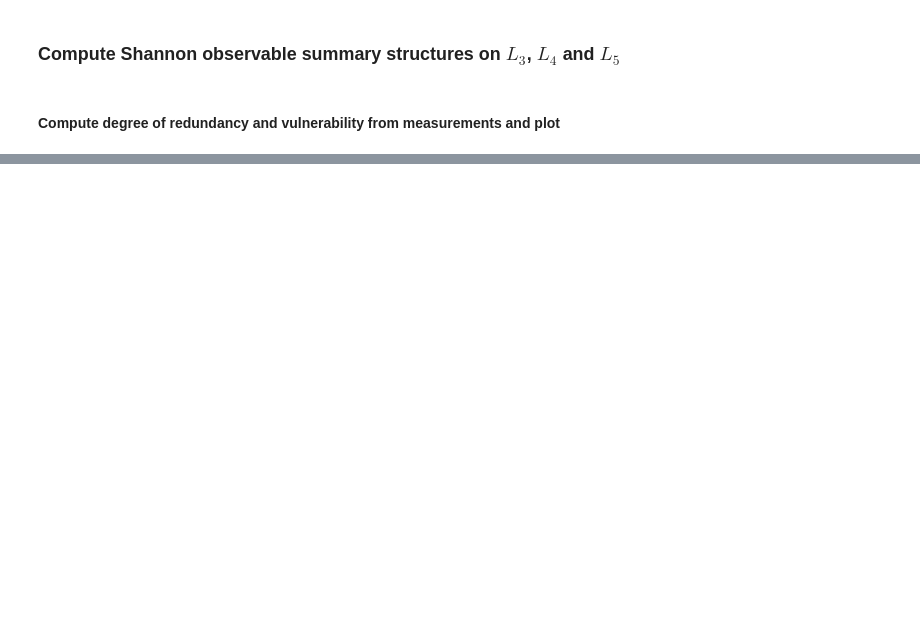
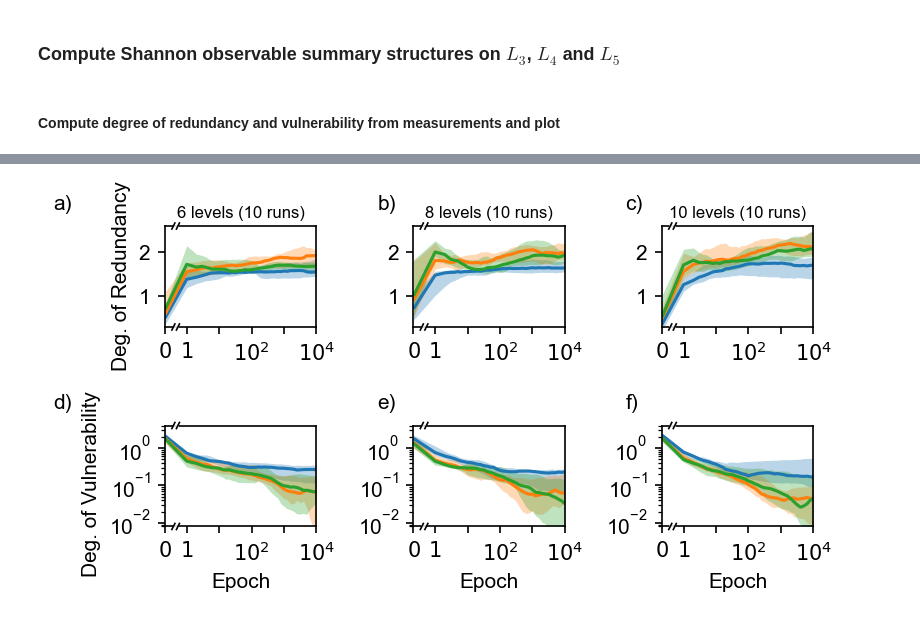
Before and after one commit to Priesemann-Group/nninfo, a Jupyter notebook: shannon_observables_scripts/1_shannon_observables_mnist.ipynb, the cells around one changed output, grey strips where cells are left out. Cells and saved outputs as stored; diff of their text form; code cells hidden in the pictures; blank space fills up the shorter version.

```diff
--- a/shannon_observables_scripts/1_shannon_observables_mnist.ipynb
+++ b/shannon_observables_scripts/1_shannon_observables_mnist.ipynb
@@ -208,0 +389,57 @@ plt.savefig(f"../experiments/exp_{experiment_id}/plots/degree_of_vulnerability.p
+# %%
+LEVELS_EXPERIMENTS = {
+    6:  ['mnist_6levels_onehot'] + [f'mnist_6levels_onehot_r{i}' for i in range(1, 10)],
+    8:  ['mnist_8levels_onehot'],
+    10: ['mnist_10levels_onehot'] + [f'mnist_10levels_onehot_r{i}' for i in range(1, 10)],
+}
+
+def levels_results(exp_ids, layer):
+    """Pooled per-run results for one layer across sibling experiments.
+    Runs are re-indexed so that every (experiment, run) pair is one run."""
+    frames = []
+    for k, exp_id in enumerate(exp_ids):
+        try:
+            path = (nninfo.Experiment._find_experiment_dir(exp_id)
+                    / f'summary_measurement_L{layer}_stochastic' / 'results.h5')
+            df = pd.read_hdf(path, 'results')
+        except FileNotFoundError:
+            continue
+        df = df[df.epoch_id <= 10_000].copy()
+        df['run_id'] = df['run_id'] + 1000 * k
+        frames.append(df)
+    return pd.concat(frames, ignore_index=True)
+
+fig, axes = plt.subplots(2, 3, figsize=(14.5*cm, 7.6*cm), dpi=150)
+letters = [['a)', 'b)', 'c)'], ['d)', 'e)', 'f)']]
+for col, levels in enumerate([6, 8, 10]):
+    n_runs = None
+    for row, (compute, ycol, ylabel, yscale, ylim) in enumerate([
+            (compute_degred, 'avg_deg_red', 'Deg. of Redundancy', None, (0.3, 2.6)),
+            (compute_vuln, 'vuln', 'Deg. of Vulnerability', 'log', (8e-3, 4))]):
+        ax = axes[row, col]
+        format_figure_broken_axis(ax)
+        for layer, color in zip([4, 5, 6], colors):
+            df = levels_results(LEVELS_EXPERIMENTS[levels], layer)
+            n_runs = df.run_id.nunique()
+            plot_mean_and_interval(compute(df), ax, x='epoch_id', y=ycol,
+                                   color=color, use_median=True, quantile_level=1.)
+        ax.set_ylim(*ylim)
+        if yscale:
+            ax.set_yscale(yscale)
+        elif ycol == 'avg_deg_red':
+            ax.set_yticks([1, 2])
+        if col == 0:
+            # anchor the long vulnerability label slightly lower so it does
+            # not extend above the axes into the panel-letter zone
+            ax.set_ylabel(ylabel, y=0.42 if yscale else 0.5)
+        if row == 0:
+            ax.set_title(f'{levels} levels ({n_runs} runs)', fontsize=8, pad=4)
+        if row == 1:
+            ax.set_xlabel('Epoch')
+        ax.text(-0.74 if col == 0 else -0.24, 1.12,
+                letters[row][col], transform=ax.transAxes, va='bottom', ha='left')
+fig.tight_layout()
+plt.savefig(f"../experiments/exp_{experiment_id}/plots/quantization_robustness.pdf",
+            bbox_inches='tight')
+# %% [output]
+[figure, added]
```
Also changed, not shown: parts of 20 cells of this notebook, 4 other files.
